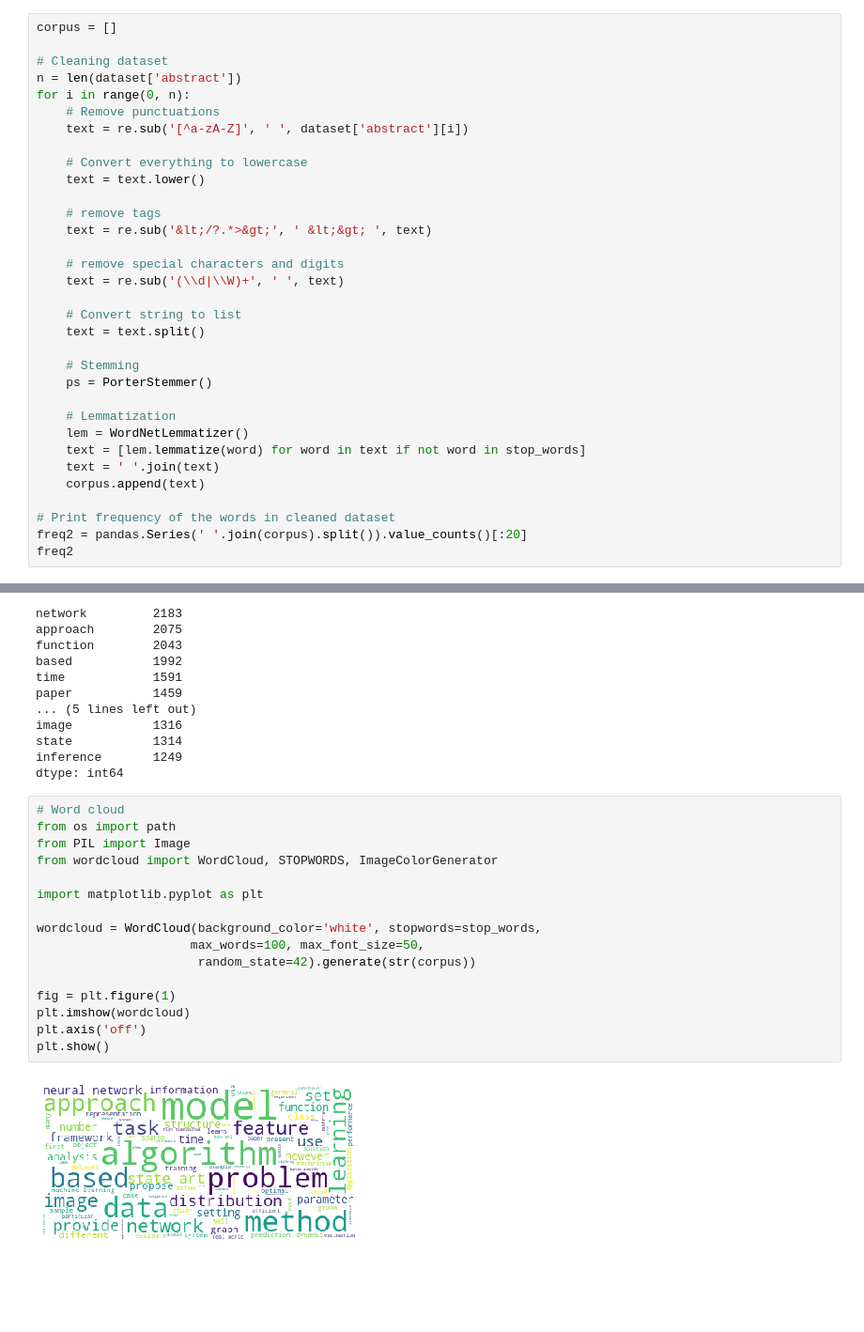
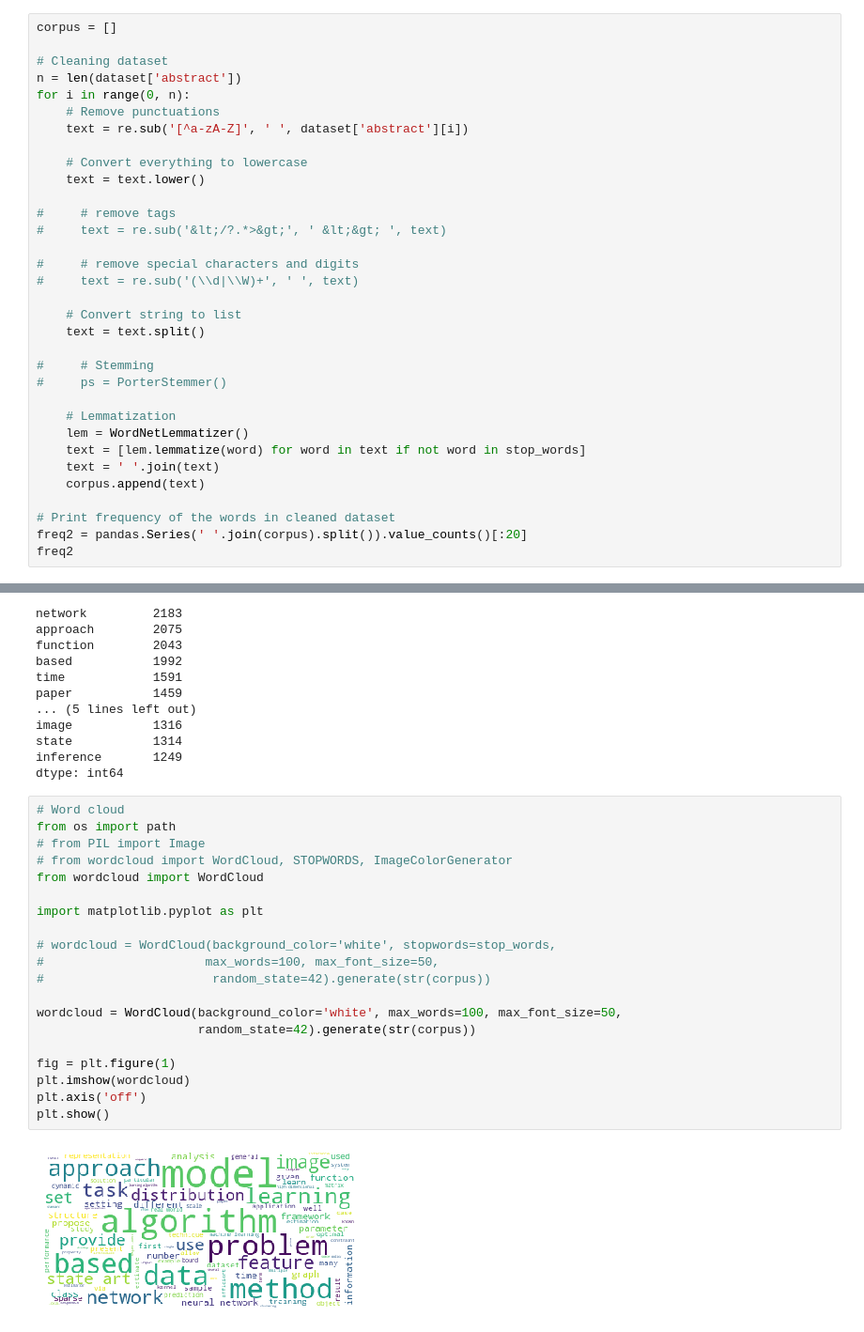
Before and after one commit to SethiPawandeep/Natural-Language-Processing, a Jupyter notebook: Task1 - Word Cloud Generation/Word Cloud.ipynb, the cells around one changed output, grey strips where cells are left out. Shown at 94% size. Saved outputs shown, nothing was run; the diff lists cells and outputs as text; blank space fills up the shorter version.

Commit message:
Word cloud Modified.

```diff
--- a/Task1 - Word Cloud Generation/Word Cloud.ipynb
+++ b/Task1 - Word Cloud Generation/Word Cloud.ipynb
@@ -108,17 +108,17 @@ for i in range(0, n):
     # Convert everything to lowercase
     text = text.lower()
 
-    # remove tags
-    text = re.sub('&lt;/?.*>&gt;', ' &lt;&gt; ', text)
+#     # remove tags
+#     text = re.sub('&lt;/?.*>&gt;', ' &lt;&gt; ', text)
 
-    # remove special characters and digits
-    text = re.sub('(\\d|\\W)+', ' ', text)
+#     # remove special characters and digits
+#     text = re.sub('(\\d|\\W)+', ' ', text)
 
     # Convert string to list
     text = text.split()
 
-    # Stemming
-    ps = PorterStemmer()
+#     # Stemming
+#     ps = PorterStemmer()
 
     # Lemmatization
     lem = WordNetLemmatizer()
@@ -150,18 +150,22 @@ dtype: int64
 # %%
 # Word cloud
 from os import path
-from PIL import Image
-from wordcloud import WordCloud, STOPWORDS, ImageColorGenerator
+# from PIL import Image
+# from wordcloud import WordCloud, STOPWORDS, ImageColorGenerator
+from wordcloud import WordCloud
 
 import matplotlib.pyplot as plt
 
-wordcloud = WordCloud(background_color='white', stopwords=stop_words,
-                     max_words=100, max_font_size=50,
+# wordcloud = WordCloud(background_color='white', stopwords=stop_words,
+#                      max_words=100, max_font_size=50,
+#                       random_state=42).generate(str(corpus))
+
+wordcloud = WordCloud(background_color='white', max_words=100, max_font_size=50,
                       random_state=42).generate(str(corpus))
 
 fig = plt.figure(1)
 plt.imshow(wordcloud)
 plt.axis('off')
 plt.show()
 # %% [output]
-[figure, old version]
+[figure, new version]
```
Also changed, not shown: parts of 1 cell of this notebook.
